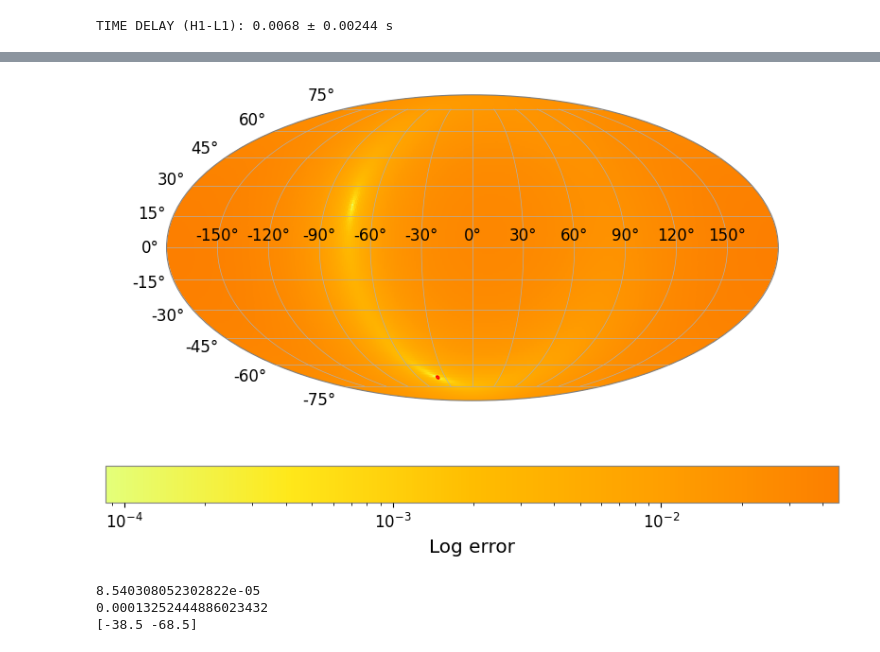
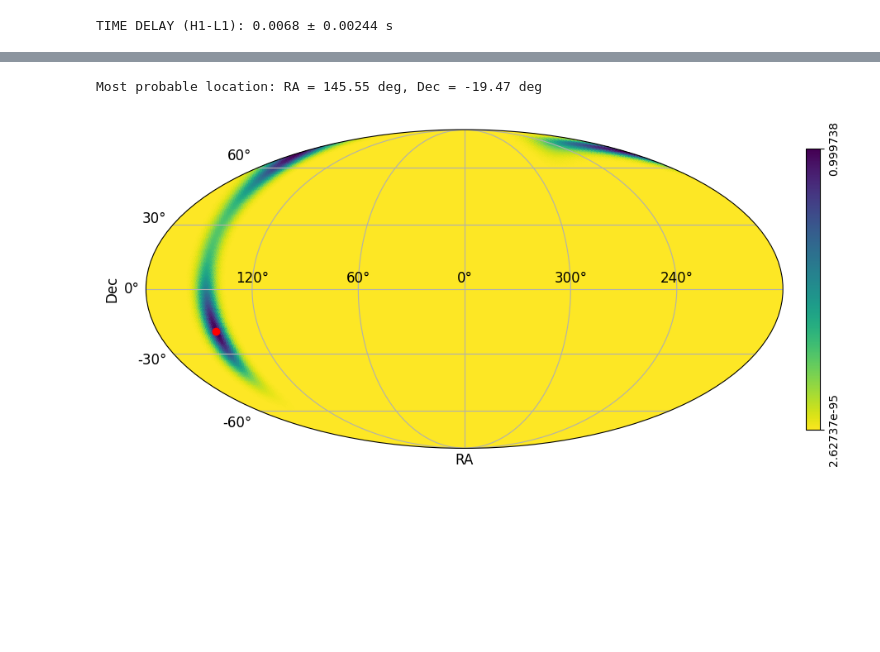
Before and after one commit to ljf441/gw-cosmology, a Jupyter notebook: matched_filtering.ipynb, the cells around one changed output, grey strips where cells are left out. Drawn from its saved outputs; the diff is of its cells as text; code cells hidden in the pictures; blank space fills up the shorter version.

```diff
--- a/matched_filtering.ipynb
+++ b/matched_filtering.ipynb
@@ -212,27 +280,7 @@ plt.show()
-# %%
-errors = np.sqrt((lh_td - (tc_L1-tc_H1))**2 + (hv_td - (tc_H1-tc_V1))**2 + (vl_td - (tc_V1-tc_L1))**2)
-fig = plt.figure(figsize=(10, 6))
-ax = fig.add_subplot(111, projection='mollweide')
-heatmap = ax.pcolormesh(ra_grid, dec_grid, errors.T, shading='auto', cmap='Wistia', norm=LogNorm(vmin=errors.min(), vmax=errors.max()))
-cbar = fig.colorbar(heatmap, ax=ax, orientation='horizontal')
-cbar.set_label('Log error')
-area = get_area(ra_grid, dec_grid, errors.T)
-circle = Circle((area[0],area[1]),
-                radius=0.01,
-                edgecolor='red',
-                facecolor='none',
-                linewidth=2,
-                transform=ax.transData)
-ax.add_patch(circle)
-plt.savefig('figures/HVL_skymap.png', bbox_inches='tight', dpi=300)
-plt.show()
-
-A, B = np.partition(errors.flatten(), 1)[0:2]
-print(A)  # 1
-print(B)  # 2
-print(np.rad2deg(area))
-# %% [output]
-[figure, removed]
-8.540308052302822e-05
-0.00013252444886023432
-[-38.5 -68.5]
+# %%
+dts = [tc_H1-tc_L1, tc_H1-tc_V1, tc_L1-tc_V1]
+sigmas = [(fwhm_H1 + fwhm_L1)/2, (fwhm_H1 + fwhm_V1)/2, (fwhm_L1 + fwhm_V1)/2]
+probalistic_loc_plot(dts, sigmas, 'HLV')
+# %% [output]
+Most probable location: RA = 145.55 deg, Dec = -19.47 deg
+[figure, added]
```
Also changed, not shown: parts of 9 cells of this notebook, 26 other files.
